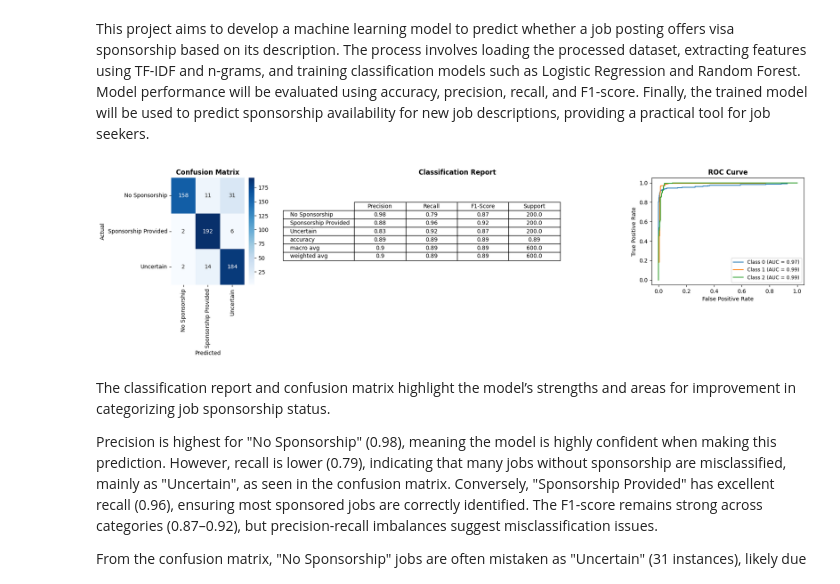
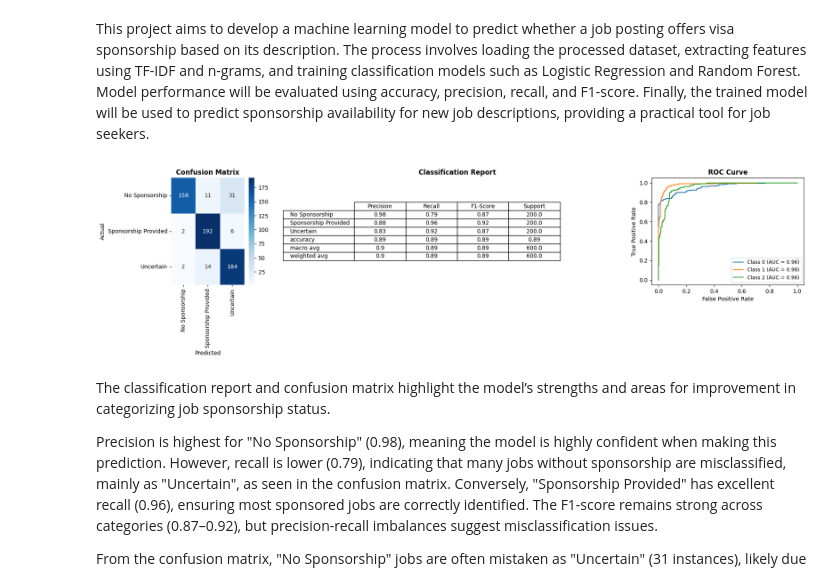
Before and after one commit to rsgGit/job-search, a Jupyter notebook: notebooks/text_classification_model.ipynb, the cells around one changed output. Saved outputs shown, nothing was run; the diff lists cells and outputs as text; code cells hidden in the pictures.

```diff
--- a/notebooks/text_classification_model.ipynb
+++ b/notebooks/text_classification_model.ipynb
@@ -16,9 +16,9 @@ import numpy as np
 # %% [markdown]
 This project aims to develop a machine learning model to predict whether a job posting offers visa sponsorship based on its description. The process involves loading the processed dataset, extracting features using TF-IDF and n-grams, and training classification models such as Logistic Regression and Random Forest. Model performance will be evaluated using accuracy, precision, recall, and F1-score. Finally, the trained model will be used to predict sponsorship availability for new job descriptions, providing a practical tool for job seekers.
 # %%
-df = pd.read_csv("data/processed_job_data.csv")
+df = pd.read_csv("processed_job_data.csv")
 # %%
-def display_results(x_test, y_test, y_pred):
+def display_results(y_scores, y_test, y_pred):
     classification_report_df = pd.DataFrame(cr(y_test, y_pred, output_dict=True)).transpose()
     classification_report_df.index.name = "Category"
     classification_report_df = classification_report_df.rename(
@@ -52,7 +52,6 @@ def display_results(x_test, y_test, y_pred):
 
     # ROC Curve
     y_test_bin = label_binarize(y_test, classes=[0, 1, 2])
-    y_scores = grid_search.best_estimator_.predict_proba(x_test)
 
     for i, class_label in enumerate([0, 1, 2]):
         fpr, tpr, _ = roc_curve(y_test_bin[:, i], y_scores[:, i])
@@ -78,10 +77,11 @@ x_train, x_test, y_train, y_test = train_test_split(X, df['sponsorship_encoded']
 log_reg_model = LogisticRegression()
 log_reg_model.fit(x_train, y_train)
 y_pred = log_reg_model.predict(x_test)
+y_scores = log_reg_model.predict_proba(x_test)
 # %%
-display_results(x_test, y_test, y_pred)
+display_results(y_scores, y_test, y_pred)
 # %% [output]
-[figure, old version]
+[figure, new version]
 # %% [markdown]
 The classification report and confusion matrix highlight the model’s strengths and areas for improvement in categorizing job sponsorship status.
 
```
Also changed, not shown: parts of 6 cells of this notebook.
